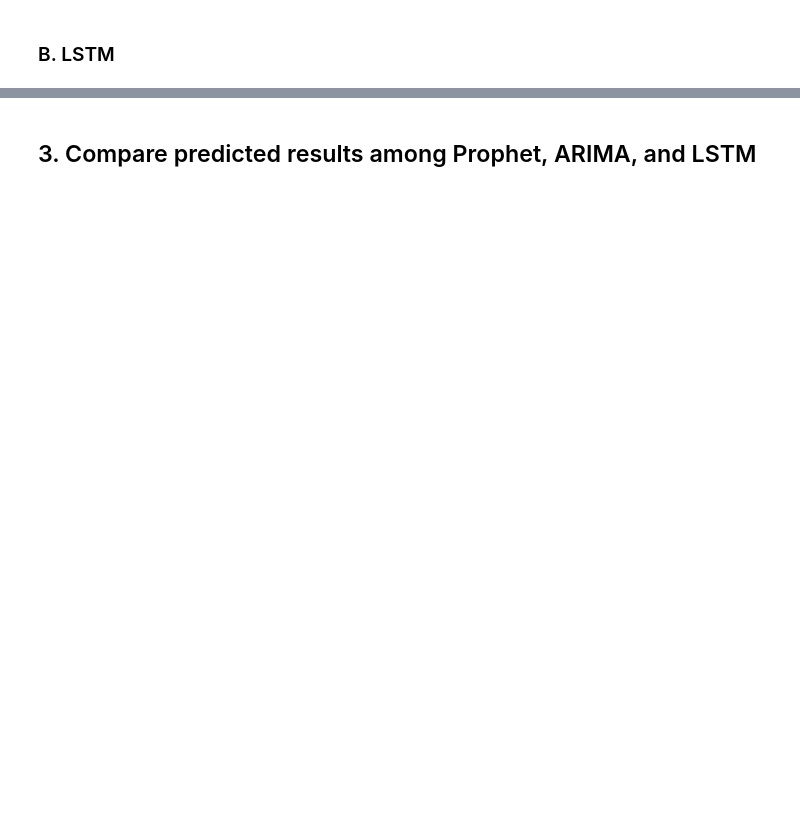
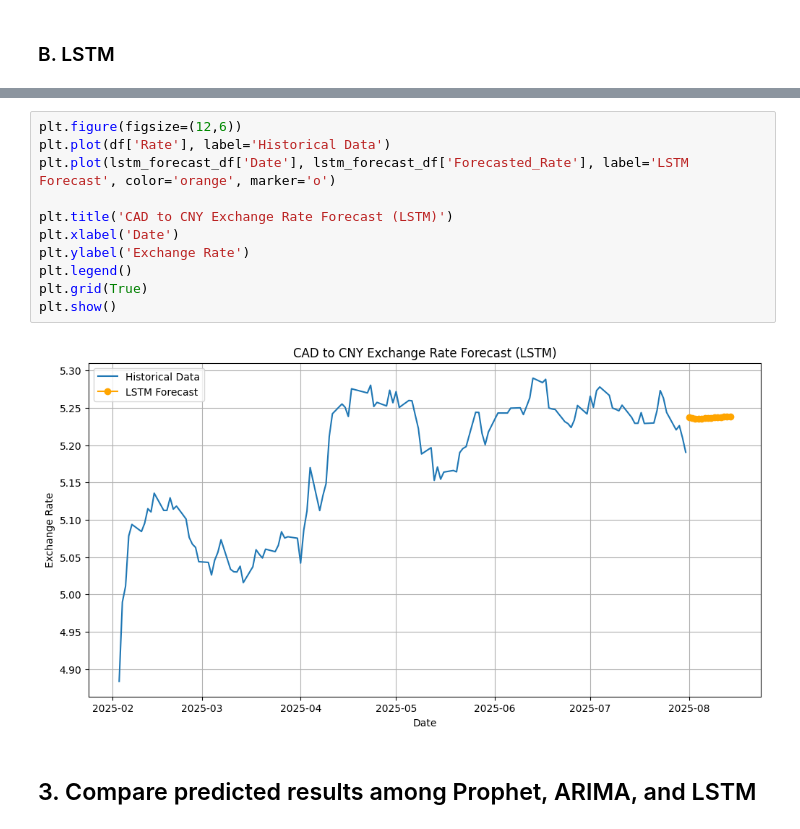
Before and after one commit to changbai-phu/Currency_Exchange_Rate_Predict, a Jupyter notebook: Different_Forecast.ipynb, the cells around one changed output, grey strips where cells are left out. Drawn from its saved outputs; the diff is of its cells as text; blank space fills up the shorter version.

```diff
--- a/Different_Forecast.ipynb
+++ b/Different_Forecast.ipynb
@@ -135,2 +379,15 @@ def determine_ARIMA_param():
+# %%
+plt.figure(figsize=(12,6))
+plt.plot(df['Rate'], label='Historical Data')
+plt.plot(lstm_forecast_df['Date'], lstm_forecast_df['Forecasted_Rate'], label='LSTM Forecast', color='orange', marker='o')
+
+plt.title('CAD to CNY Exchange Rate Forecast (LSTM)')
+plt.xlabel('Date')
+plt.ylabel('Exchange Rate')
+plt.legend()
+plt.grid(True)
+plt.show()
+# %% [output]
+[figure, added]
 # %% [markdown]
 ## 3. Compare predicted results among Prophet, ARIMA, and LSTM
```
Also changed, not shown: parts of 14 cells of this notebook.
